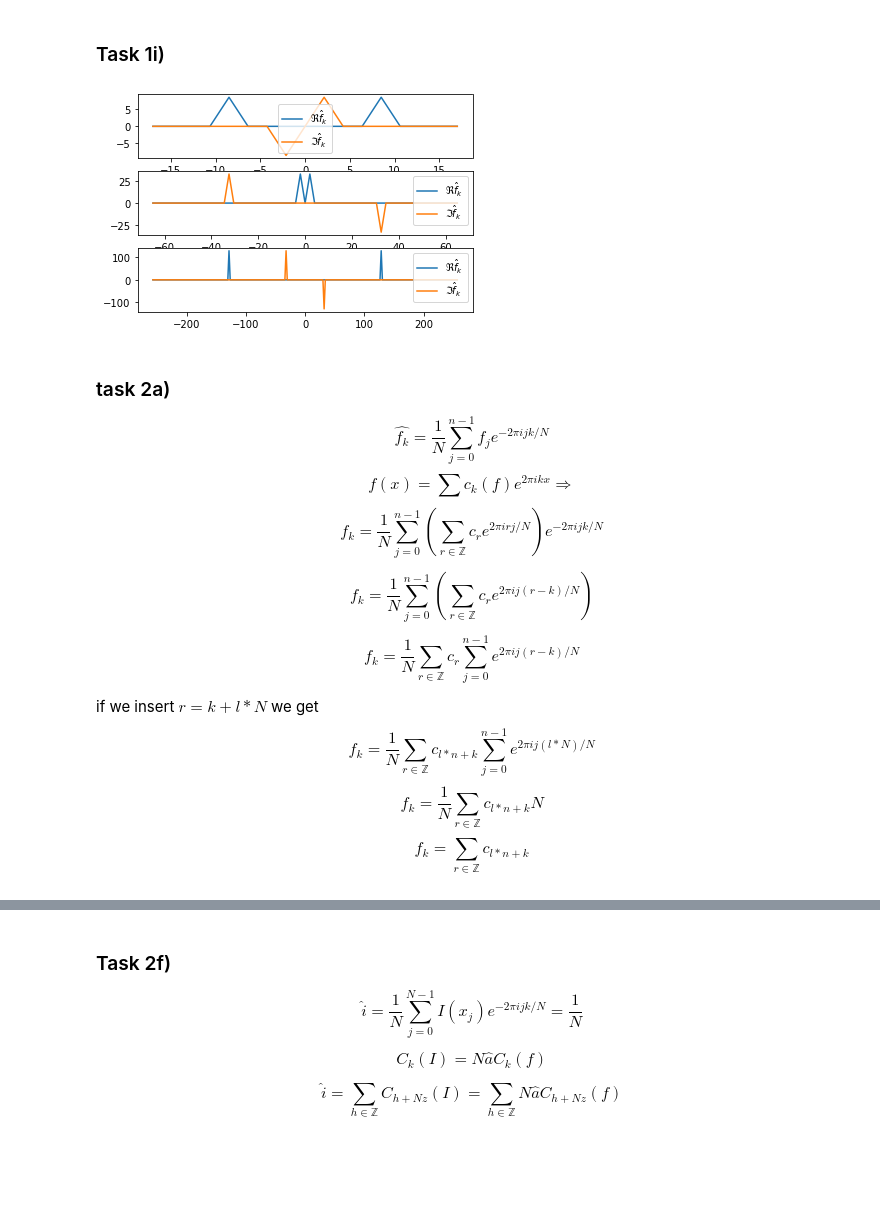
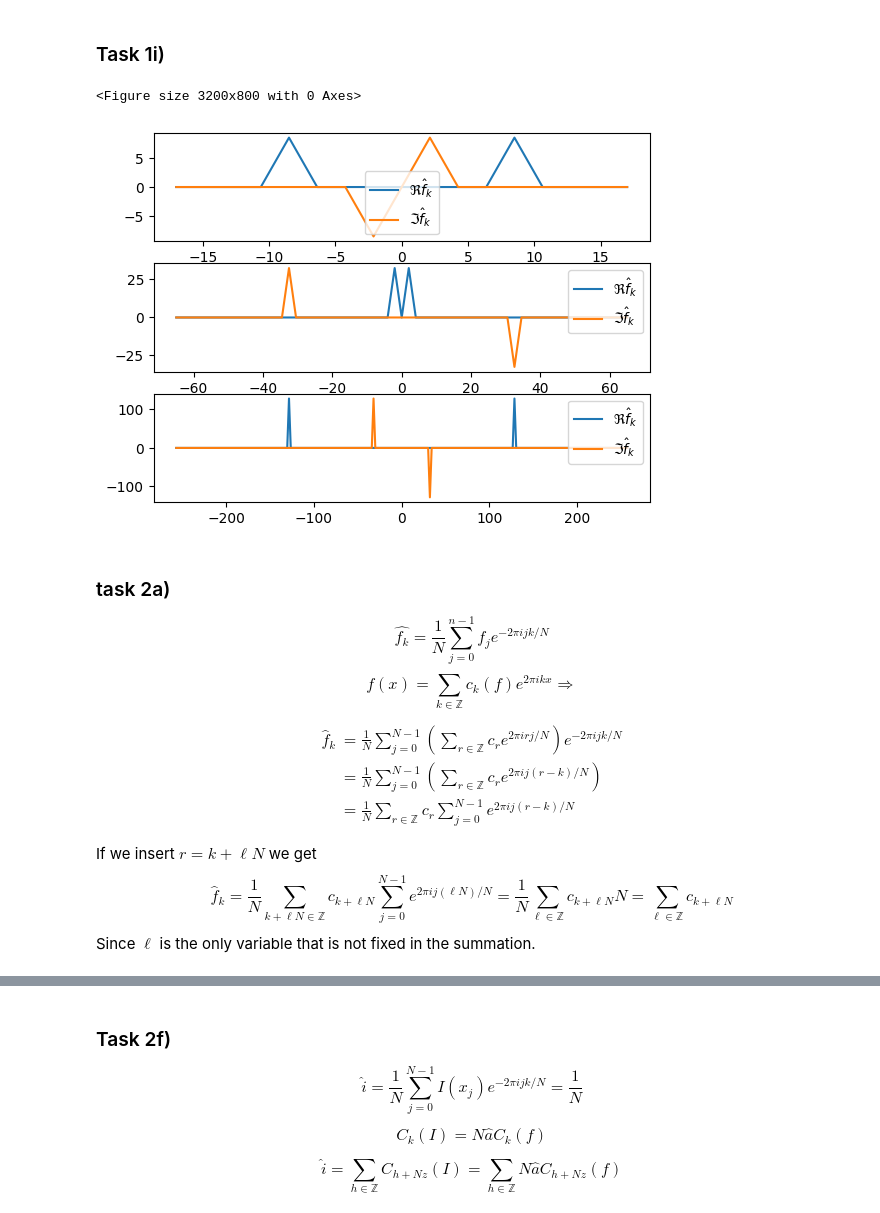
Before and after one commit to EmilKofoed/Prosjekt2-nummat, a Jupyter notebook: notebook.ipynb, the cells around one changed output, grey strips where cells are left out. Saved outputs shown, nothing was run; the diff lists cells and outputs as text; code cells hidden in the pictures; blank space fills up the shorter version.

```diff
--- a/notebook.ipynb
+++ b/notebook.ipynb
@@ -289,29 +290,34 @@ plt.show()
 ### Task 1i)
 # %%
 a = -0.5
+plt.figure(figsize=(32,8))
 plt.subplots(3,1)
 for i,n in enumerate([17,65,257]):
     plt.subplot(3,1,i+1)
     plt.plot(np.linspace(-n,n,n),fft.fftshift(transform(f2,n,-0.5)).real, label="$\Re \hat{f}_k$")
     plt.plot(np.linspace(-n,n,n),fft.fftshift(transform(f2,n,-0.5)).imag, label="$\Im \hat{f}_k$")
     plt.legend()
 plt.show()
 # %% [output]
+<Figure size 3200x800 with 0 Axes>
-[figure, old version]
+[figure, new version]
 # %% [markdown]
 ### task 2a)
 $$  \hat{f_k} =  \frac{1}{N} \sum^{n-1}_{j = 0}   f_j e^{- 2 \pi i j k /N} $$
-$$ f(x) = \sum c_k(f) e^{2 \pi i k x} \Rightarrow$$
-$$ f_k =  \frac{1}{N} \sum^{n-1}_{j = 0}   (\sum_{r \in \mathbb{Z}} c_r e^{2 \pi i r j / N} ) e^{- 2 \pi i j k /N} $$
+$$ f(x) = \sum_{k \in \mathbb{Z}} c_k(f) e^{2 \pi i k x} \Rightarrow$$
 
+$$
+\begin{align*}
+\hat{f}_k &=  \frac{1}{N} \sum^{N-1}_{j = 0}   \left(\sum_{r \in \mathbb{Z}} c_r e^{2 \pi i r j / N} \right) e^{- 2 \pi i j k /N} \\
+&=  \frac{1}{N} \sum^{N-1}_{j = 0}   \left(\sum_{r \in \mathbb{Z}} c_r e^{2 \pi i j (r- k) / N} \right) \\
+&=  \frac{1}{N} \sum_{r \in \mathbb{Z}} c_r  \sum^{N-1}_{j = 0}   e^{2 \pi i j (r- k) / N}
+\end{align*}
+$$
 
-$$ f_k =  \frac{1}{N} \sum^{n-1}_{j = 0}   (\sum_{r \in \mathbb{Z}} c_r e^{2 \pi i j (r- k) / N} ) $$
-
-$$ f_k =  \frac{1}{N} \sum_{r \in \mathbb{Z}} c_r  \sum^{n-1}_{j = 0}   e^{2 \pi i j (r- k) / N}  $$
-
-if we insert $r = k + l * N$ we get
-$$ f_k =  \frac{1}{N} \sum_{r \in \mathbb{Z}} c_{l*n + k}  \sum^{n-1}_{j = 0}   e^{2 \pi i j (l*N)/N}  $$
-$$ f_k =  \frac{1}{N} \sum_{r \in \mathbb{Z}} c_{l*n + k}  N $$
-$$ f_k =  \sum_{r \in \mathbb{Z}} c_{l*n + k}  $$
+If we insert $r = k + \ell N$ we get
+$$ \hat{f}_k =  \frac{1}{N} \sum_{k + \ell N \in \mathbb{Z}} c_{k + \ell N }  \sum^{N-1}_{j = 0}   e^{2 \pi i j (\ell N)/N}
+=\frac{1}{N} \sum_{\ell \in \mathbb{Z}} c_{k + \ell N }  N
+=  \sum_{\ell \in \mathbb{Z}} c_{k + \ell N}  $$
+Since $\ell$ is the only variable that is not fixed in the summation.
 # %% [markdown]
 ### 2b)
```
Also changed, not shown: parts of 5 cells of this notebook.
